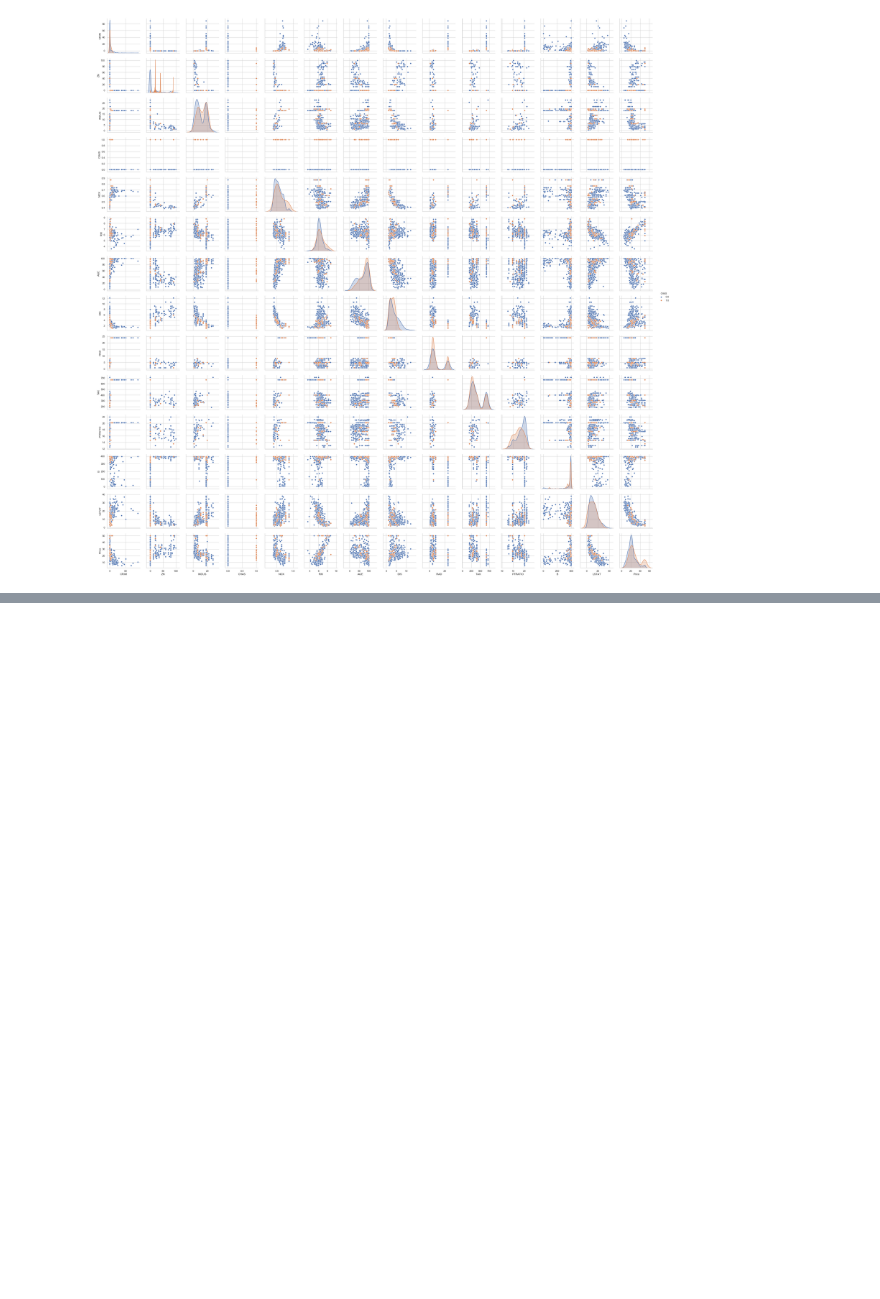
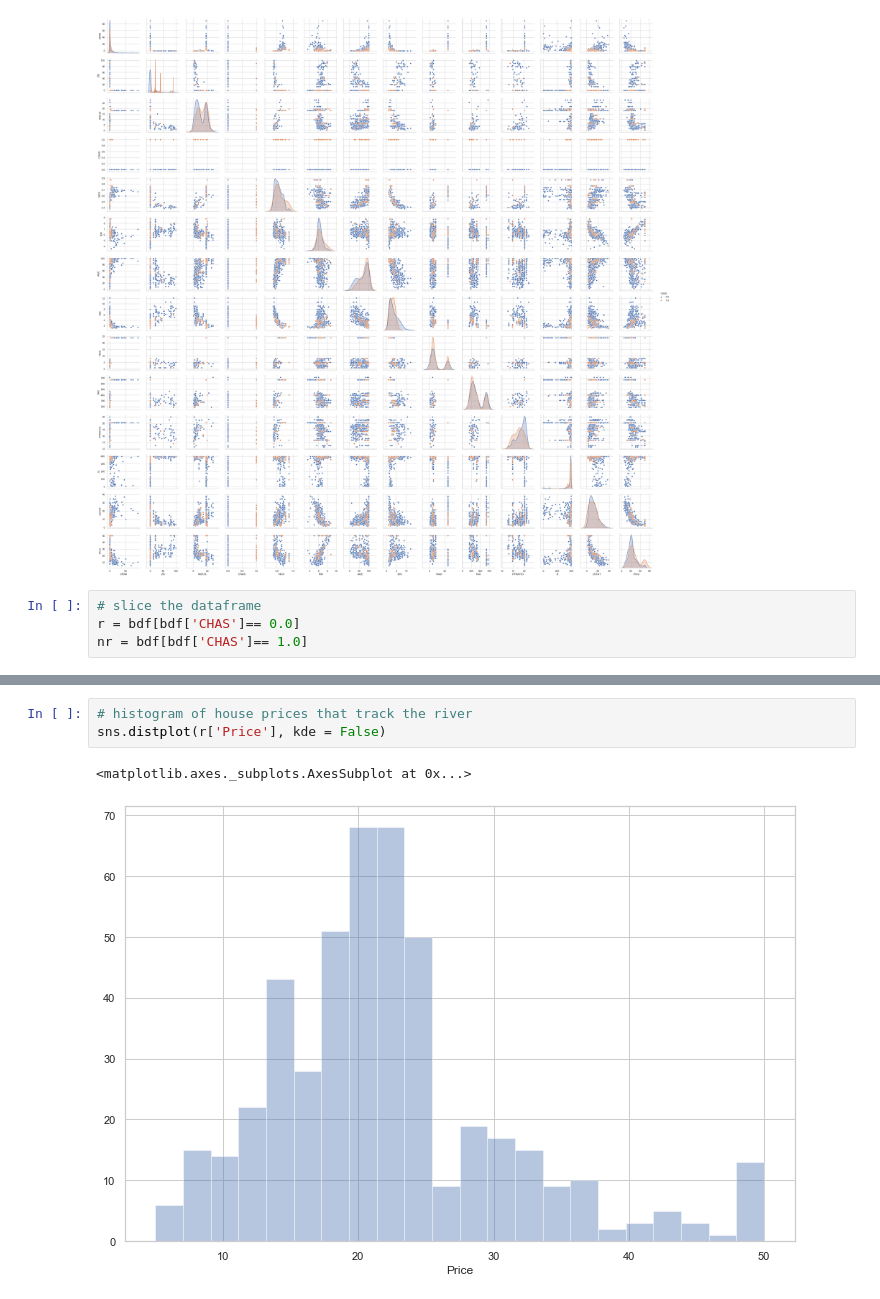
Before and after one commit to NurseQ/Machine-Learning-and-Statistics-Project-2019, a Jupyter notebook: Machine-Learning-and-Statistics-Project.ipynb, the cells around one changed output, grey strips where cells are left out. Drawn from its saved outputs; the diff is of its cells as text; blank space fills up the shorter version.

Commit message:
Split the dataframe between those that tract the river and not. Plots and initial ttest done.

```diff
--- a/Machine-Learning-and-Statistics-Project.ipynb
+++ b/Machine-Learning-and-Statistics-Project.ipynb
@@ -217,3 +208,7 @@ sns.pairplot(bdf, hue = 'CHAS')
 # %% [output]
 <seaborn.axisgrid.PairGrid at 0x...>
 [figure]
+# %%
+# slice the dataframe
+r = bdf[bdf['CHAS']== 0.0]
+nr = bdf[bdf['CHAS']== 1.0]
@@ -219,0 +271,6 @@ sns.pairplot(bdf, hue = 'CHAS')
+# %%
+# histogram of house prices that track the river
+sns.distplot(r['Price'], kde = False)
+# %% [output]
+<matplotlib.axes._subplots.AxesSubplot at 0x...>
+[figure, added]
```
Also changed, not shown: parts of 10 cells of this notebook.
